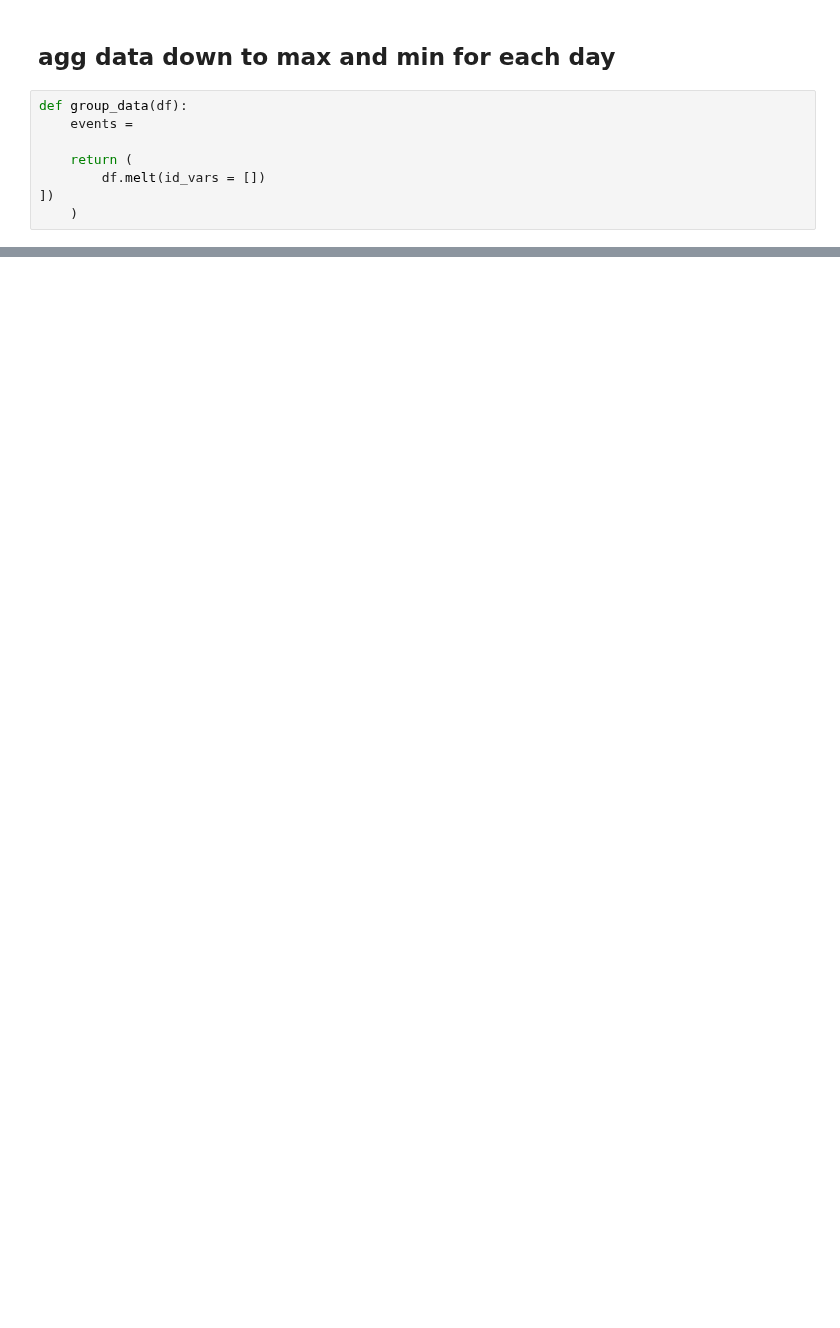
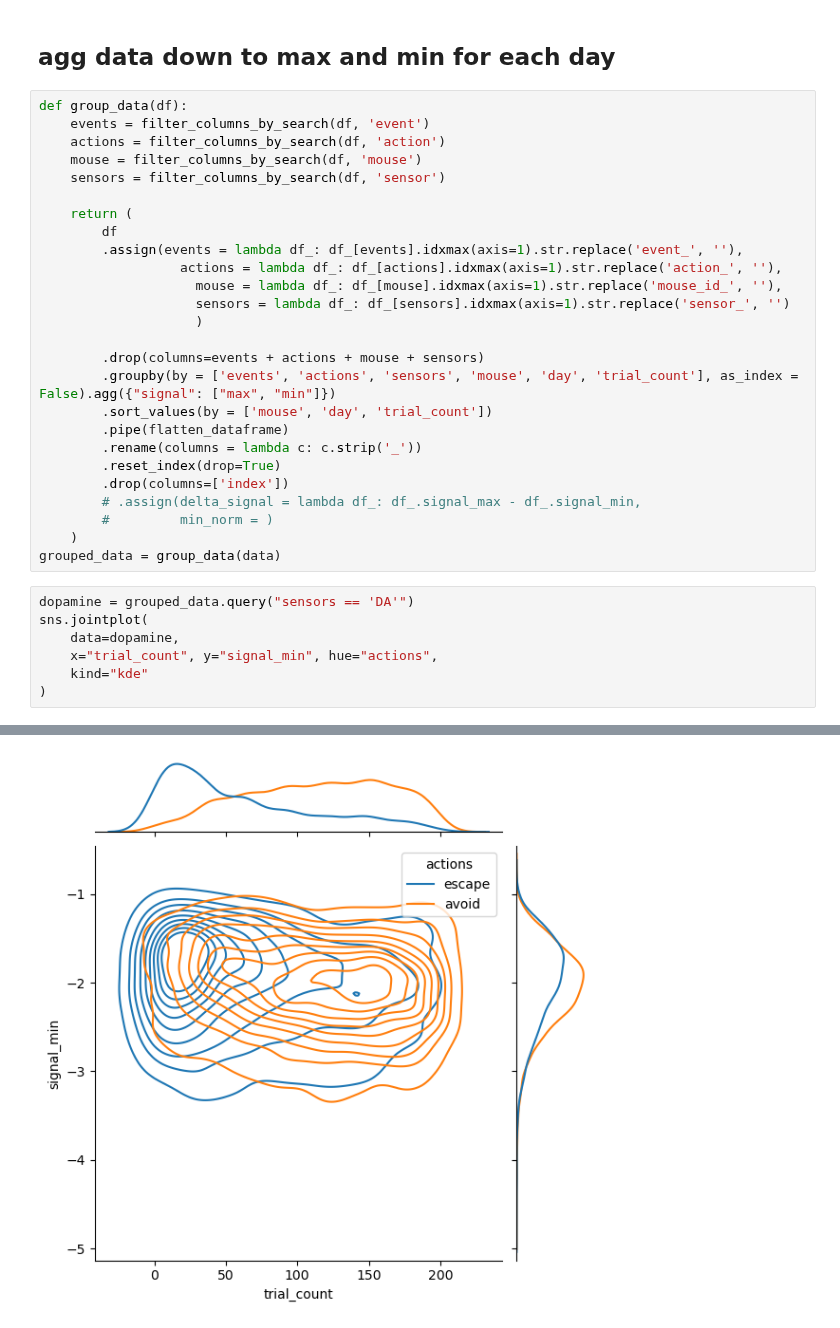
Before and after one commit to Mschaid/ENIGMA, a Jupyter notebook: notebooks/development/classifier_01.ipynb, the cells around one changed output, grey strips where cells are left out. Cells and saved outputs as stored; diff of their text form; blank space fills up the shorter version.

Commit message:
drop colinear fun and bug fix

```diff
--- a/notebooks/development/classifier_01.ipynb
+++ b/notebooks/development/classifier_01.ipynb
@@ -43,10 +23,36 @@ Index(['time', 'sex_M', 'day', 'trial', 'trial_count', 'learning_phase',
 # %% [markdown]
 ## agg data down to max and min for each day
-# %%
-def group_data(df):
-    events =
-
-    return (
-        df.melt(id_vars = [])
-])
-    )
+# %%
+def group_data(df):
+    events = filter_columns_by_search(df, 'event')
+    actions = filter_columns_by_search(df, 'action')
+    mouse = filter_columns_by_search(df, 'mouse')
+    sensors = filter_columns_by_search(df, 'sensor')
+
+    return (
+        df
+        .assign(events = lambda df_: df_[events].idxmax(axis=1).str.replace('event_', ''),
+                  actions = lambda df_: df_[actions].idxmax(axis=1).str.replace('action_', ''),
+                    mouse = lambda df_: df_[mouse].idxmax(axis=1).str.replace('mouse_id_', ''),
+                    sensors = lambda df_: df_[sensors].idxmax(axis=1).str.replace('sensor_', '')
+                    )
+
+        .drop(columns=events + actions + mouse + sensors)
+        .groupby(by = ['events', 'actions', 'sensors', 'mouse', 'day', 'trial_count'], as_index = False).agg({"signal": ["max", "min"]})
+        .sort_values(by = ['mouse', 'day', 'trial_count'])
+        .pipe(flatten_dataframe)
+        .rename(columns = lambda c: c.strip('_'))
+        .reset_index(drop=True)
+        .drop(columns=['index'])
+        # .assign(delta_signal = lambda df_: df_.signal_max - df_.signal_min,
+        #         min_norm = )
+    )
+grouped_data = group_data(data)
+# %%
+dopamine = grouped_data.query("sensors == 'DA'")
+sns.jointplot(
+    data=dopamine,
+    x="trial_count", y="signal_min", hue="actions",
+    kind="kde"
+)
+# %% [output]
@@ -52,0 +60 @@ def group_data(df):
+[figure, added]
```
Also changed, not shown: parts of 10 cells of this notebook, 1 other file.
